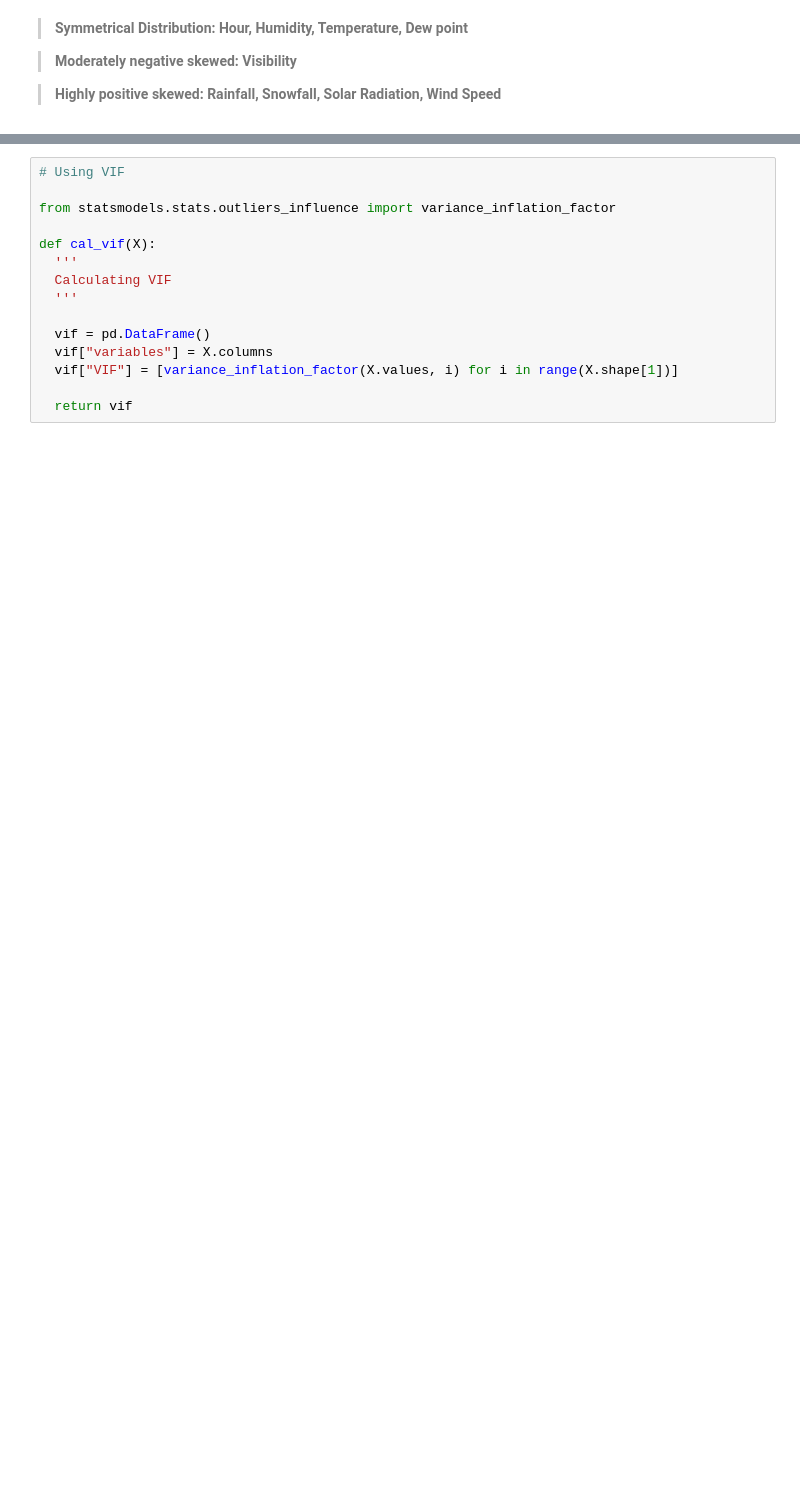
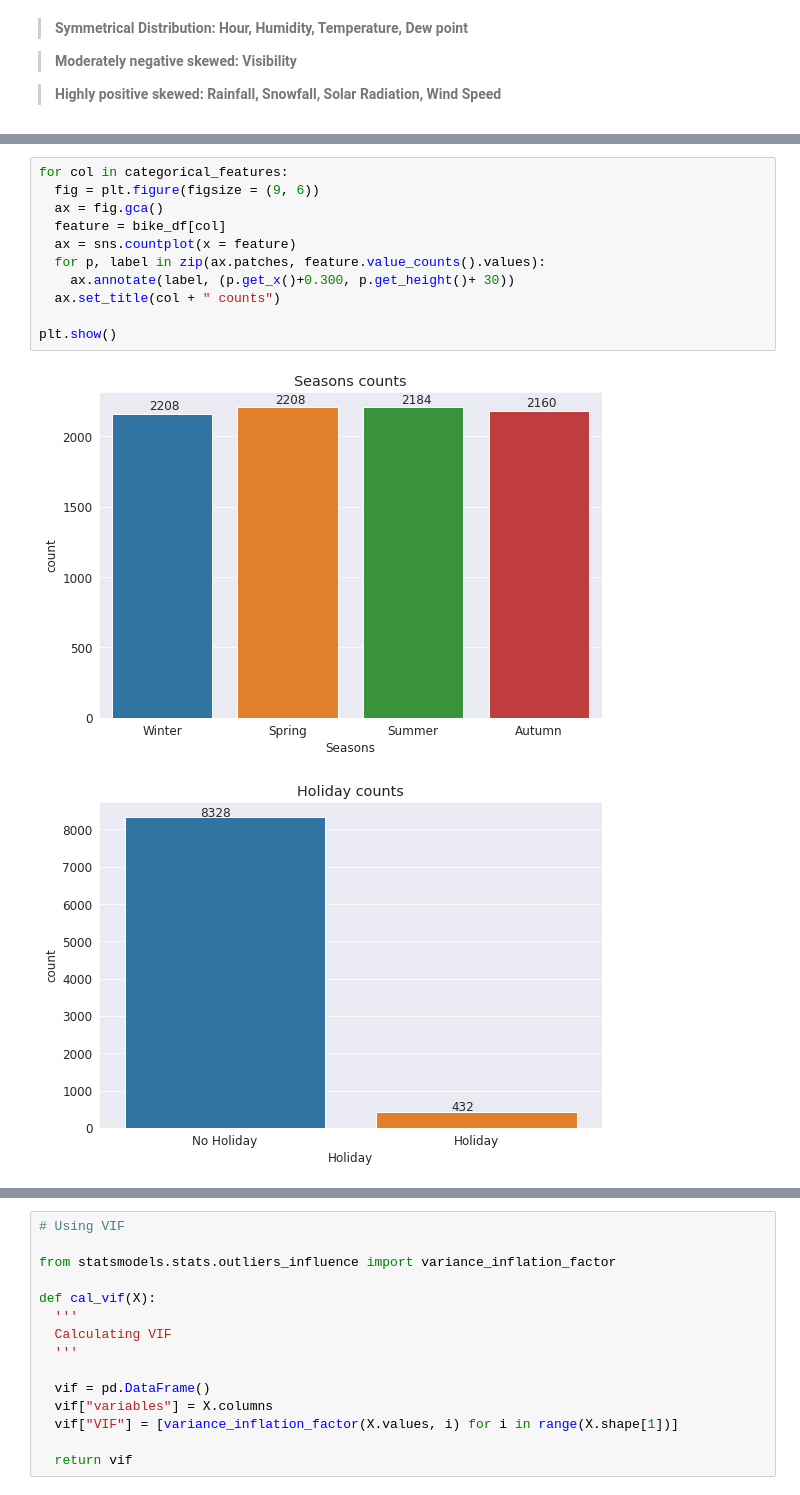
Before and after one commit to RupeshSharma14/Bike-Sharing-Demand-Prediction, a Jupyter notebook: Bike_Sharing_Demand_Prediction_Capstone_Project.ipynb, the cells around one changed output, grey strips where cells are left out. Cells and saved outputs as stored; diff of their text form; blank space fills up the shorter version.

```diff
--- a/Bike_Sharing_Demand_Prediction_Capstone_Project.ipynb
+++ b/Bike_Sharing_Demand_Prediction_Capstone_Project.ipynb
@@ -243,0 +250,14 @@ plt.show()
+# %%
+for col in categorical_features:
+  fig = plt.figure(figsize = (9, 6))
+  ax = fig.gca()
+  feature = bike_df[col]
+  ax = sns.countplot(x = feature)
+  for p, label in zip(ax.patches, feature.value_counts().values):
+    ax.annotate(label, (p.get_x()+0.300, p.get_height()+ 30))
+  ax.set_title(col + " counts")
+
+plt.show()
+# %% [output]
+[figure, added]
+[figure, added]
```
Also changed, not shown: parts of 42 cells of this notebook.
